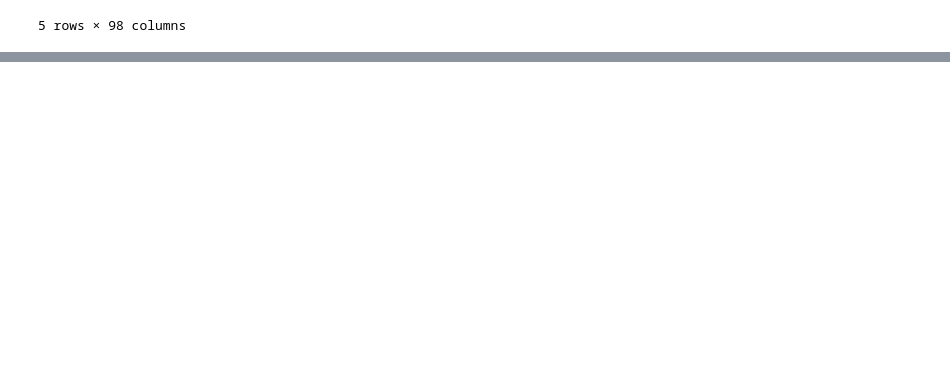
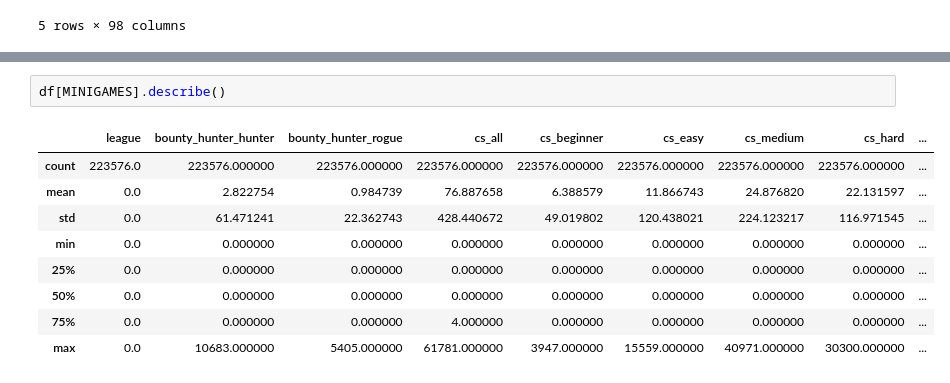
Before and after one commit to Bot-detector/bot-detector-ml-training, a Jupyter notebook: wandb_binary_prediction.ipynb, the cells around one changed output, grey strips where cells are left out. Drawn from its saved outputs; the diff is of its cells as text; blank space fills up the shorter version.

```diff
--- a/wandb_binary_prediction.ipynb
+++ b/wandb_binary_prediction.ipynb
@@ -31,0 +188,12 @@ df.head()
+# %%
+df[MINIGAMES].describe()
+# %% [output]
+|  | league | bounty_hunter_hunter | bounty_hunter_rogue | cs_all | cs_beginner | cs_easy | cs_medium | cs_hard | ... |
+| count | 223576.0 | 223576.000000 | 223576.000000 | 223576.000000 | 223576.000000 | 223576.000000 | 223576.000000 | 223576.000000 | ... |
+| mean | 0.0 | 2.822754 | 0.984739 | 76.887658 | 6.388579 | 11.866743 | 24.876820 | 22.131597 | ... |
+| std | 0.0 | 61.471241 | 22.362743 | 428.440672 | 49.019802 | 120.438021 | 224.123217 | 116.971545 | ... |
+| min | 0.0 | 0.000000 | 0.000000 | 0.000000 | 0.000000 | 0.000000 | 0.000000 | 0.000000 | ... |
+| 25% | 0.0 | 0.000000 | 0.000000 | 0.000000 | 0.000000 | 0.000000 | 0.000000 | 0.000000 | ... |
+| 50% | 0.0 | 0.000000 | 0.000000 | 0.000000 | 0.000000 | 0.000000 | 0.000000 | 0.000000 | ... |
+| 75% | 0.0 | 0.000000 | 0.000000 | 4.000000 | 0.000000 | 0.000000 | 0.000000 | 0.000000 | ... |
+| max | 0.0 | 10683.000000 | 5405.000000 | 61781.000000 | 3947.000000 | 15559.000000 | 40971.000000 | 30300.000000 | ... |
```
Also changed, not shown: parts of 7 cells of this notebook.
